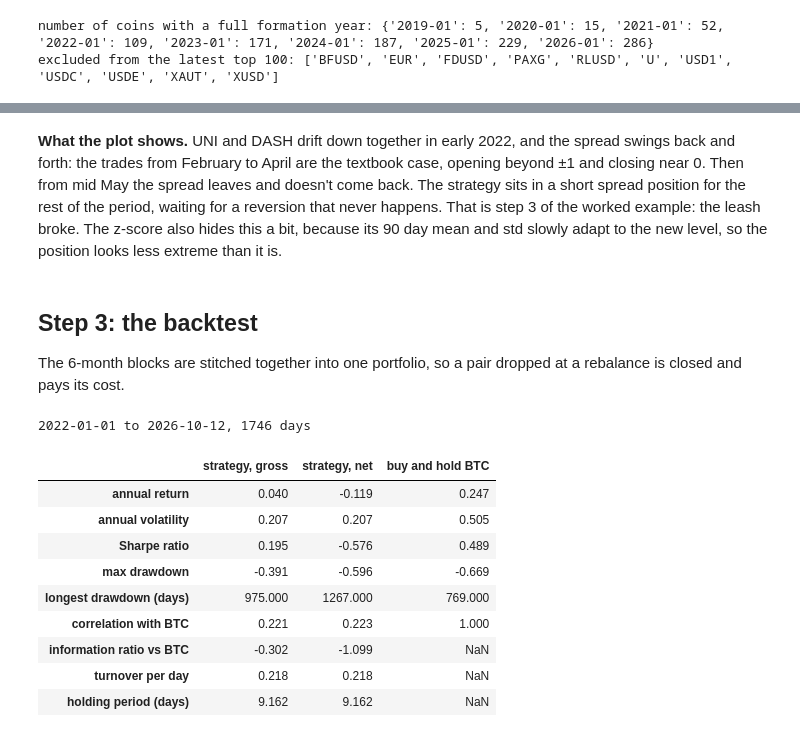
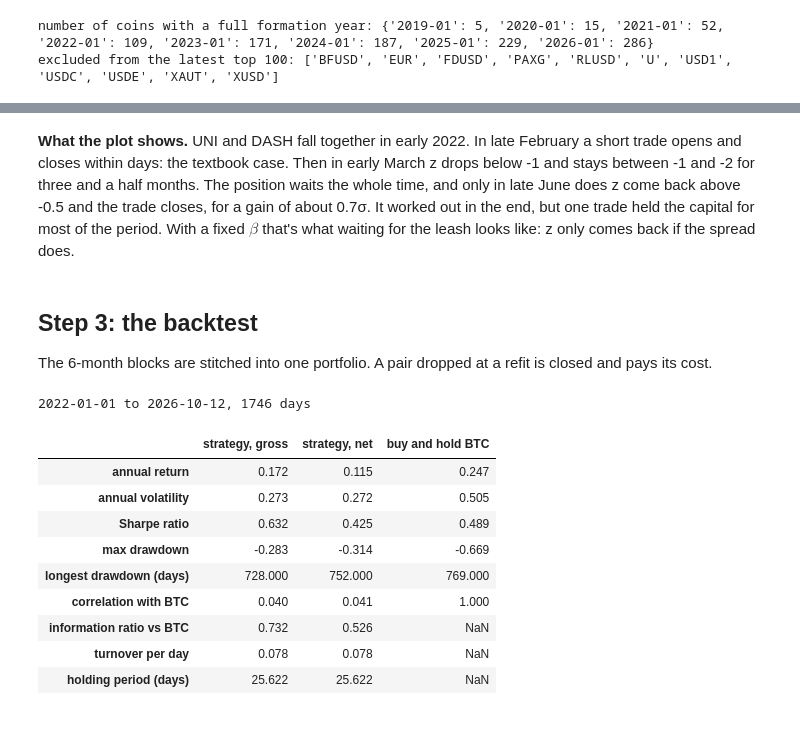
Before and after one commit to Christopher257/Crypto-cointegration-arbitrage, a Jupyter notebook: crypto_stat_arb.ipynb, the cells around one changed output, grey strips where cells are left out. Cells and saved outputs as stored; diff of their text form; code cells hidden in the pictures.

```diff
--- a/crypto_stat_arb.ipynb
+++ b/crypto_stat_arb.ipynb
@@ -135,7 +148,7 @@ DATA, API = "data", "https://api.binance.com/api/v3"
 FIRST_TRADE = pd.Timestamp("2022-01-01")
 FORMATION, REBALANCE = pd.DateOffset(years=1), pd.DateOffset(months=6)
 N_COINS, ALPHA = 100, 0.05            # universe size, significance level of the pair test
-ENTRY, EXIT, WINDOW = 1.0, 0.5, 90    # z-score to open, z-score to close, rolling window in days
+ENTRY, EXIT = 1.0, 0.5                # z-score to open, z-score to close
 COST_BPS = 20                         # all-in cost per unit of turnover
 # %% [markdown]
 ## Data
@@ -310,14 +323,19 @@ position rule from the maths section, and the weights per coin.
 # %%
-def zscores(pairs, start, end, window=WINDOW):
-    """Rolling hedge ratio and z-score of the spread log(y) - alpha - beta * log(x), one column per pair."""
-    hist = np.log(px.loc[start - FORMATION:end]).ffill()
-    Y = hist[[y for y, _ in pairs]].set_axis(range(len(pairs)), axis=1)
-    X = hist[[x for _, x in pairs]].set_axis(range(len(pairs)), axis=1)
-    mean = lambda d: d.rolling(window).mean()
-    beta = (mean(X * Y) - mean(X) * mean(Y)) / (mean(X * X) - mean(X) ** 2)
-    spread = Y - (mean(Y) - beta * mean(X)) - beta * X
-    z = (spread - mean(spread)) / spread.rolling(window).std()
-    return z.loc[start:end], beta.loc[start:end]
+def fit_pair(y, x, start):
+    """alpha, beta and the spread's std from the formation year: the same regression the test used."""
+    logp = np.log(px.loc[formation(start), [y, x]]).ffill().dropna()
+    beta, alpha = np.polyfit(logp[x], logp[y], 1)
+    std = (logp[y] - alpha - beta * logp[x]).std()
+    return alpha, beta, std
+
+
+def zscores(pairs, start, end):
+    """z-score of the spread log(y) - alpha - beta * log(x) per pair, with alpha, beta, std fixed for the period."""
+    logp = np.log(px.loc[start:end]).ffill()
+    fits = pd.DataFrame([fit_pair(y, x, start) for y, x in pairs], columns=["alpha", "beta", "std"])
+    z = pd.DataFrame({k: (logp[y] - fits["alpha"][k] - fits["beta"][k] * logp[x]) / fits["std"][k]
+                      for k, (y, x) in enumerate(pairs)})
+    return z, fits
 
 
 def positions(z, entry=ENTRY, exit=EXIT):
@@ -326,12 +344,12 @@ def positions(z, entry=ENTRY, exit=EXIT):
     return pd.DataFrame(signal, index=z.index, columns=z.columns).ffill().fillna(0)
 
 
-def coin_weights(pairs, start, end, entry=ENTRY, exit=EXIT, window=WINDOW):
+def coin_weights(pairs, start, end, entry=ENTRY, exit=EXIT):
     """Daily portfolio weight per coin: 1 unit of y against beta units of x, summed over pairs, gross 1."""
-    z, beta = zscores(pairs, start, end, window)
+    z, fits = zscores(pairs, start, end)
     pos = positions(z, entry, exit)
     w = pd.concat([pos.set_axis([y for y, _ in pairs], axis=1),
-                   (-pos * beta).set_axis([x for _, x in pairs], axis=1)], axis=1)
+                   (-pos * fits["beta"]).set_axis([x for _, x in pairs], axis=1)], axis=1)
     w = w.T.groupby(level=0).sum().T
     return w.div(w.abs().sum(axis=1), axis=0).fillna(0)
 # %% [markdown]
@@ -361,16 +379,14 @@ plt.tight_layout()
-# %% [markdown]
-**What the plot shows.** UNI and DASH drift down together in early 2022, and the spread
-swings back and forth: the trades from February to April are the textbook case, opening
-beyond ±1 and closing near 0. Then from mid May the spread leaves and doesn't come back.
-The strategy sits in a short spread position for the rest of the period, waiting for a
-reversion that never happens. That is step 3 of the worked example: the leash broke. The
-z-score also hides this a bit, because its 90 day mean and std slowly adapt to the new
-level, so the position looks less extreme than it is.
+# %% [markdown]
+**What the plot shows.** UNI and DASH fall together in early 2022. In late February a short
+trade opens and closes within days: the textbook case. Then in early March z drops below -1
+and stays between -1 and -2 for three and a half months. The position waits the whole time,
+and only in late June does z come back above -0.5 and the trade closes, for a gain of about
+0.7σ. It worked out in the end, but one trade held the capital for most of the period. With a
+fixed $\beta$ that's what waiting for the leash looks like: z only comes back if the spread does.
 # %% [markdown]
 ## Step 3: the backtest
 
-The 6-month blocks are stitched together into one portfolio, so a pair dropped at a
-rebalance is closed and pays its cost.
+The 6-month blocks are stitched into one portfolio. A pair dropped at a refit is closed and pays its cost.
 # %%
 def backtest(weights, cost_bps=COST_BPS):
     """Daily returns: yesterday's weights times today's coin returns, minus turnover times cost."""
@@ -381,13 +397,14 @@ def backtest(weights, cost_bps=COST_BPS):
 
 
 def run(periods, **params):
-    """Stitch the 6-month blocks together and backtest them as one portfolio."""
-    w = pd.concat([coin_weights(p["pairs"], p["start"], p["end"], **params) for p in periods]).fillna(0)
-    return backtest(w)
+    """Stitch the 6-month blocks together and backtest them as one portfolio. No pairs: no position."""
+    days = px.loc[periods[0]["start"]:periods[-1]["end"]].index
+    blocks = [coin_weights(p["pairs"], p["start"], p["end"], **params) for p in periods if p["pairs"]]
+    return backtest(pd.concat(blocks).fillna(0).reindex(days).fillna(0) if blocks else pd.DataFrame(index=days))
 
 
 def sharpe(r):
-    return r.mean() / r.std() * np.sqrt(365)
+    return r.mean() / r.std() * np.sqrt(365) if r.std() > 0 else np.nan  # nan: nothing was traded
 
 
 def metrics(r, turnover=None):
@@ -397,39 +414,39 @@ def metrics(r, turnover=None):
     under = drawdown < 0
     beta = r.rolling(365).cov(btc) / btc.rolling(365).var()
     resid = (r - beta.shift() * btc).dropna()  # what is left after taking out BTC exposure
     out = {
         "annual return": r.mean() * 365,
         "annual volatility": r.std() * np.sqrt(365),
         "Sharpe ratio": sharpe(r),
         "max drawdown": drawdown.min(),
         "longest drawdown (days)": under.groupby((~under).cumsum()).sum().max(),
         "correlation with BTC": r.corr(btc),
     }
     if turnover is not None:
         out |= {"information ratio vs BTC": sharpe(resid),
                 "turnover per day": turnover.mean(), "holding period (days)": 2 / turnover.mean()}
     return pd.Series(out)
 
 
 result = run(periods)
 btc = px["BTC"].pct_change().reindex(result.index)
 net = metrics(result["net"], result["turnover"])
 scorecard = pd.DataFrame({
     "strategy, gross": metrics(result["gross"], result["turnover"]),
     "strategy, net": net,
     "buy and hold BTC": metrics(btc),
 }).reindex(net.index)
 print(f"{result.index[0]:%Y-%m-%d} to {result.index[-1]:%Y-%m-%d}, {len(result)} days")
 scorecard.round(3)
 # %% [output]
 2022-01-01 to 2026-10-12, 1746 days
 |  | strategy, gross | strategy, net | buy and hold BTC |
-| annual return | 0.040 | -0.119 | 0.247 |
-| annual volatility | 0.207 | 0.207 | 0.505 |
-| Sharpe ratio | 0.195 | -0.576 | 0.489 |
-| max drawdown | -0.391 | -0.596 | -0.669 |
-| longest drawdown (days) | 975.000 | 1267.000 | 769.000 |
-| correlation with BTC | 0.221 | 0.223 | 1.000 |
-| information ratio vs BTC | -0.302 | -1.099 | NaN |
-| turnover per day | 0.218 | 0.218 | NaN |
-| holding period (days) | 9.162 | 9.162 | NaN |
+| annual return | 0.172 | 0.115 | 0.247 |
+| annual volatility | 0.273 | 0.272 | 0.505 |
+| Sharpe ratio | 0.632 | 0.425 | 0.489 |
+| max drawdown | -0.283 | -0.314 | -0.669 |
+| longest drawdown (days) | 728.000 | 752.000 | 769.000 |
+| correlation with BTC | 0.040 | 0.041 | 1.000 |
+| information ratio vs BTC | 0.732 | 0.526 | NaN |
+| turnover per day | 0.078 | 0.078 | NaN |
+| holding period (days) | 25.622 | 25.622 | NaN |
```
Also changed, not shown: parts of 42 cells of this notebook, 1 other file.
